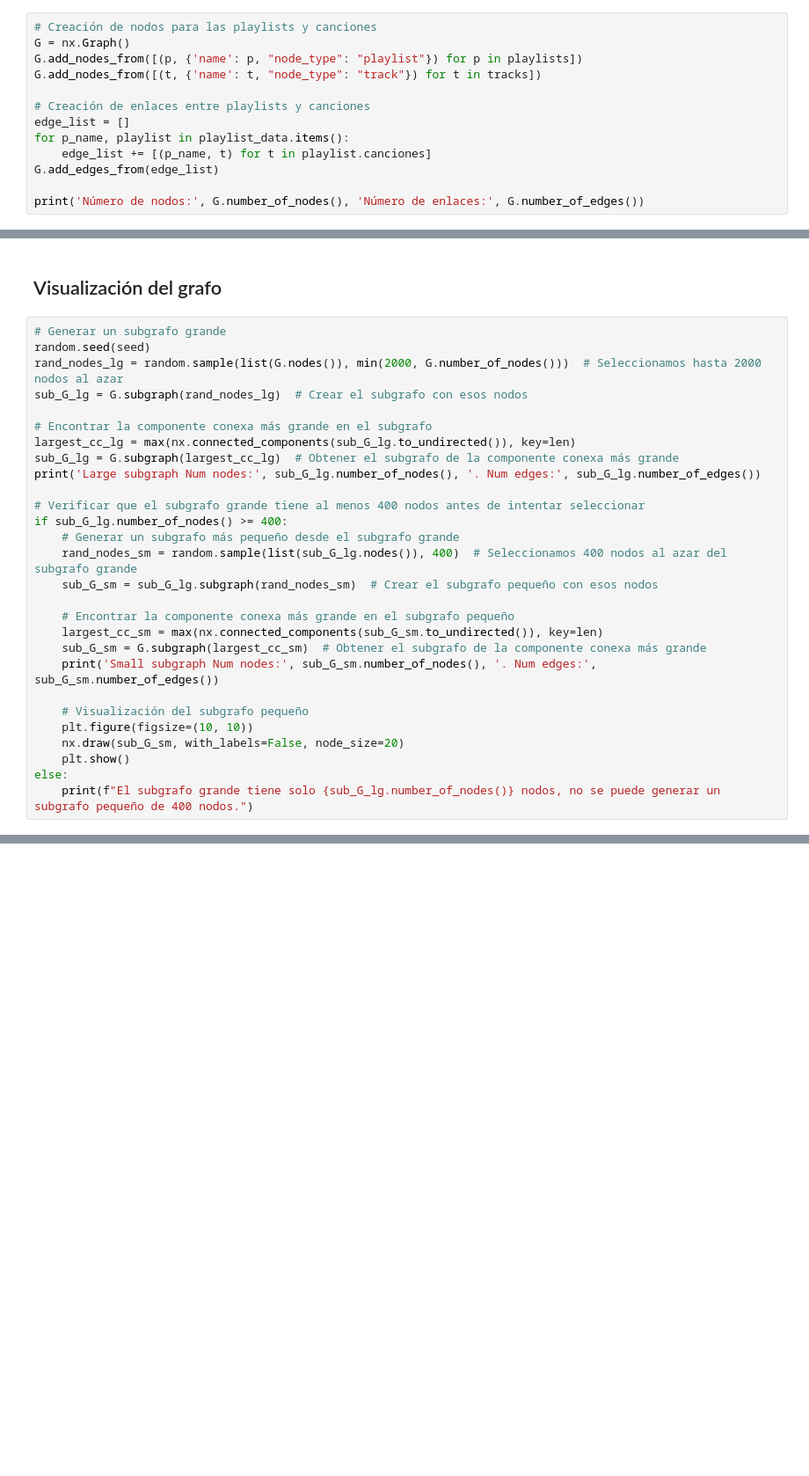
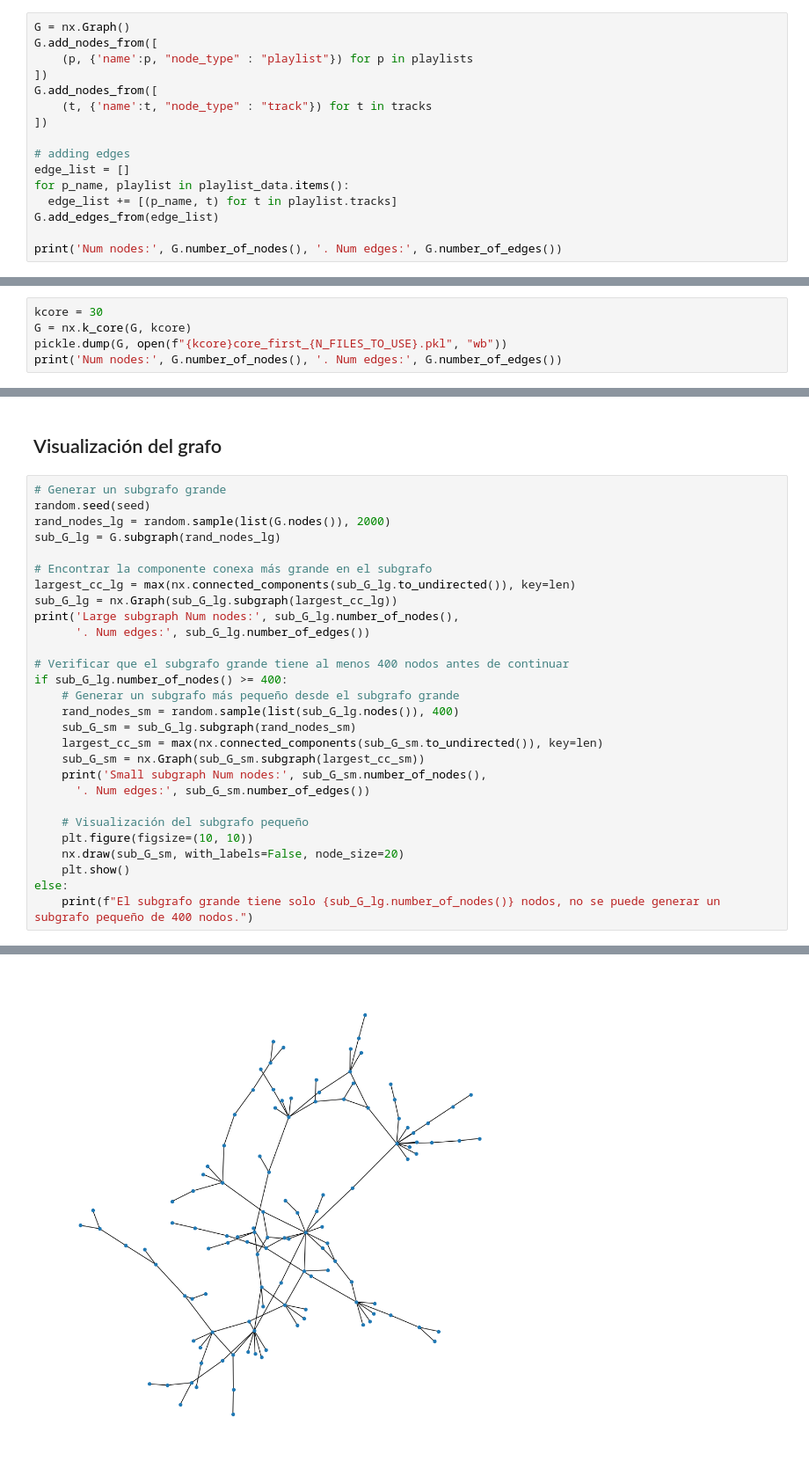
Before and after one commit to mvrcentes/Data_Science_2024, a Jupyter notebook: Proyecto_Final_Data_Science.ipynb, the cells around one changed output, grey strips where cells are left out. Shown at 88% size. Cells and saved outputs as stored; diff of their text form; blank space fills up the shorter version.

```diff
--- a/Proyecto_Final_Data_Science.ipynb
+++ b/Proyecto_Final_Data_Science.ipynb
@@ -727,14 +718,17 @@ for p_name, playlist in playlist_data.items():
 # %%
-# Creación de nodos para las playlists y canciones
 G = nx.Graph()
-G.add_nodes_from([(p, {'name': p, "node_type": "playlist"}) for p in playlists])
-G.add_nodes_from([(t, {'name': t, "node_type": "track"}) for t in tracks])
+G.add_nodes_from([
+    (p, {'name':p, "node_type" : "playlist"}) for p in playlists
+])
+G.add_nodes_from([
+    (t, {'name':t, "node_type" : "track"}) for t in tracks
+])
 
-# Creación de enlaces entre playlists y canciones
+# adding edges
 edge_list = []
 for p_name, playlist in playlist_data.items():
-    edge_list += [(p_name, t) for t in playlist.canciones]
+  edge_list += [(p_name, t) for t in playlist.tracks]
 G.add_edges_from(edge_list)
 
-print('Número de nodos:', G.number_of_nodes(), 'Número de enlaces:', G.number_of_edges())
+print('Num nodes:', G.number_of_nodes(), '. Num edges:', G.number_of_edges())
 # %% [output]
@@ -767,0 +740,5 @@ Número de nodos: 2934 Número de enlaces: 21342
+# %%
+kcore = 30
+G = nx.k_core(G, kcore)
+pickle.dump(G, open(f"{kcore}core_first_{N_FILES_TO_USE}.pkl", "wb"))
+print('Num nodes:', G.number_of_nodes(), '. Num edges:', G.number_of_edges())
@@ -770,24 +749,24 @@ Número de nodos: 2934 Número de enlaces: 21342
 # %%
 # Generar un subgrafo grande
 random.seed(seed)
-rand_nodes_lg = random.sample(list(G.nodes()), min(2000, G.number_of_nodes()))  # Seleccionamos hasta 2000 nodos al azar
-sub_G_lg = G.subgraph(rand_nodes_lg)  # Crear el subgrafo con esos nodos
+rand_nodes_lg = random.sample(list(G.nodes()), 2000)
+sub_G_lg = G.subgraph(rand_nodes_lg)
 
 # Encontrar la componente conexa más grande en el subgrafo
 largest_cc_lg = max(nx.connected_components(sub_G_lg.to_undirected()), key=len)
-sub_G_lg = G.subgraph(largest_cc_lg)  # Obtener el subgrafo de la componente conexa más grande
-print('Large subgraph Num nodes:', sub_G_lg.number_of_nodes(), '. Num edges:', sub_G_lg.number_of_edges())
+sub_G_lg = nx.Graph(sub_G_lg.subgraph(largest_cc_lg))
+print('Large subgraph Num nodes:', sub_G_lg.number_of_nodes(),
+      '. Num edges:', sub_G_lg.number_of_edges())
 
-# Verificar que el subgrafo grande tiene al menos 400 nodos antes de intentar seleccionar
+# Verificar que el subgrafo grande tiene al menos 400 nodos antes de continuar
 if sub_G_lg.number_of_nodes() >= 400:
     # Generar un subgrafo más pequeño desde el subgrafo grande
-    rand_nodes_sm = random.sample(list(sub_G_lg.nodes()), 400)  # Seleccionamos 400 nodos al azar del subgrafo grande
-    sub_G_sm = sub_G_lg.subgraph(rand_nodes_sm)  # Crear el subgrafo pequeño con esos nodos
-
-    # Encontrar la componente conexa más grande en el subgrafo pequeño
+    rand_nodes_sm = random.sample(list(sub_G_lg.nodes()), 400)
+    sub_G_sm = sub_G_lg.subgraph(rand_nodes_sm)
     largest_cc_sm = max(nx.connected_components(sub_G_sm.to_undirected()), key=len)
-    sub_G_sm = G.subgraph(largest_cc_sm)  # Obtener el subgrafo de la componente conexa más grande
-    print('Small subgraph Num nodes:', sub_G_sm.number_of_nodes(), '. Num edges:', sub_G_sm.number_of_edges())
+    sub_G_sm = nx.Graph(sub_G_sm.subgraph(largest_cc_sm))
+    print('Small subgraph Num nodes:', sub_G_sm.number_of_nodes(),
+      '. Num edges:', sub_G_sm.number_of_edges())
 
     # Visualización del subgrafo pequeño
     plt.figure(figsize=(10, 10))
@@ -800,0 +780 @@ El subgrafo grande tiene solo 1 nodos, no se puede generar un subgrafo pequeño
+[figure, added]
```
Also changed, not shown: parts of 37 cells of this notebook.
